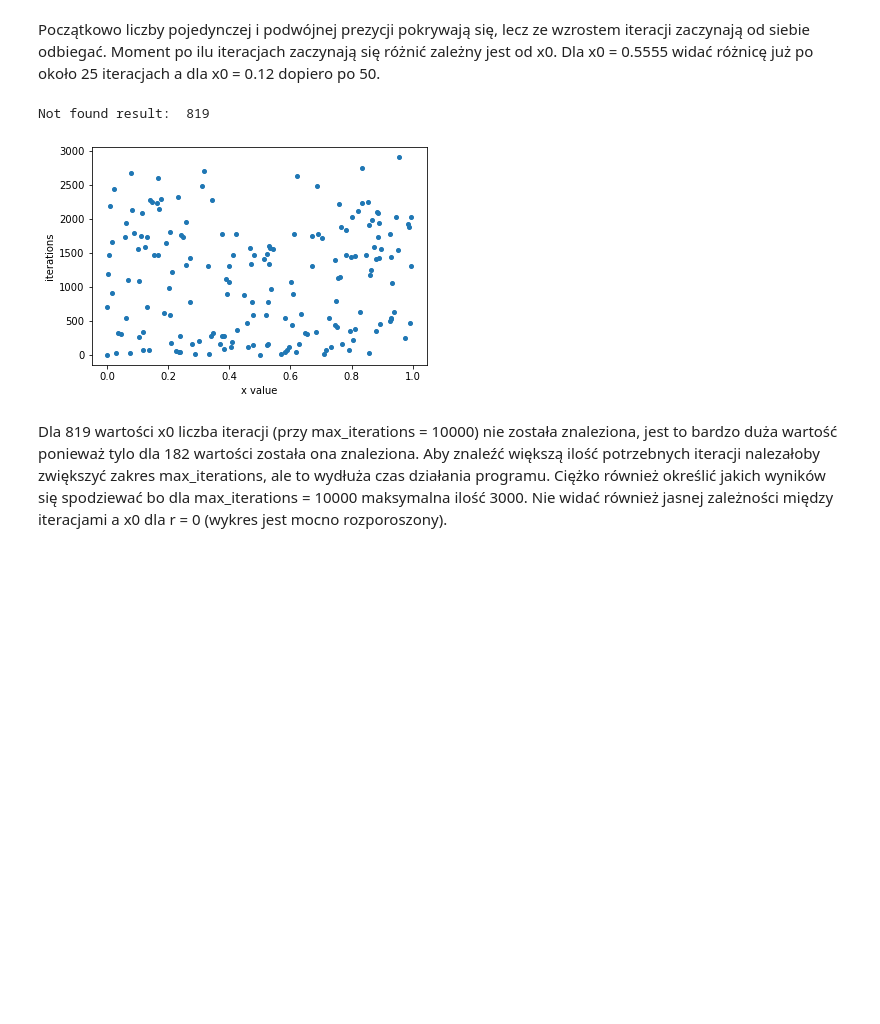
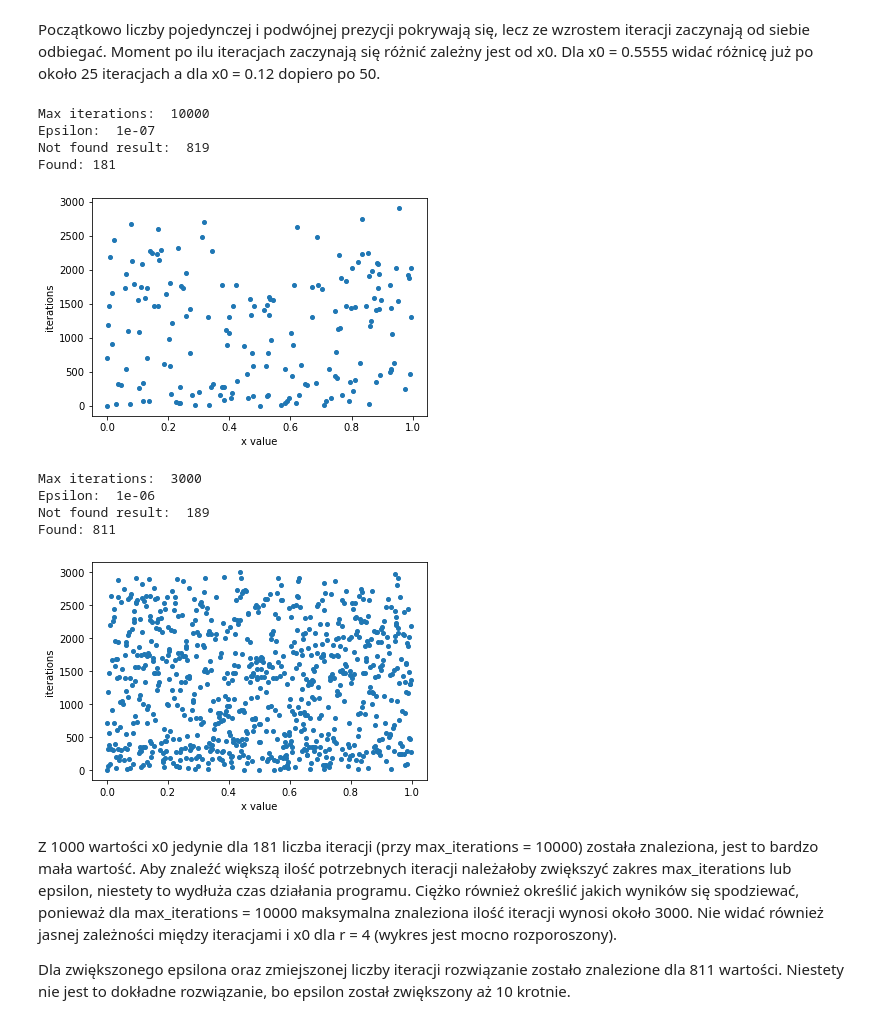
Before and after one commit to maati01/MOwNiT, a Jupyter notebook: lab01-arytmetyka komputerowa/lab01.ipynb, the cells around one changed output. Drawn from its saved outputs; the diff is of its cells as text; code cells hidden in the pictures; blank space fills up the shorter version.

```diff
--- a/lab01-arytmetyka komputerowa/lab01.ipynb
+++ b/lab01-arytmetyka komputerowa/lab01.ipynb
@@ -345,36 +353,49 @@ def find_iterations_for_0(x, r, epsilon, convert_to_float, max_iterations):
         if iterations > max_iterations:
             return -1
 
     return iterations
 
 
 def plotting_iterations_to_0(x0_values, r, epsilon, max_iterations):
     iterations = []
     x0_values_with_0 = []
     not_found = 0
 
     for x in x0_values:
         val = find_iterations_for_0(x, r, epsilon, float32, max_iterations)
         if val >= 0:
             iterations.append(val)
             x0_values_with_0.append(x)
         else:
             not_found += 1
 
+    print("Max iterations: ", max_iterations)
+    print("Epsilon: ", epsilon)
     print("Not found result: ", not_found)
+    print("Found:", len(x0_values) - not_found)
+    print()
     plt.plot(x0_values_with_0, iterations, marker="o", ls="", markersize=4)
     plt.xlabel("x value")
     plt.ylabel("iterations")
     plt.show()
 
 
 x0 = np.arange(0, 1, 0.001, dtype=float32)
-r = 4
-epsilon = 1e-7
-max_iterations = 10000
-plotting_iterations_to_0(x0, r, epsilon, max_iterations)
+plotting_iterations_to_0(x0, 4, 1e-7, 10000)
+plotting_iterations_to_0(x0, 4, 1e-6, 3000)
 # %% [output]
+Max iterations:  10000
+Epsilon:  1e-07
 Not found result:  819
+Found: 181
 [figure]
+Max iterations:  3000
+Epsilon:  1e-06
+Not found result:  189
+Found: 811
+[figure, added]
 # %% [markdown]
-Dla 819 wartości x0 liczba iteracji (przy max_iterations = 10000) nie została znaleziona, jest to bardzo duża wartość ponieważ tylo dla 182 wartości została ona znaleziona. Aby znaleźć większą ilość potrzebnych iteracji nalezałoby zwiększyć zakres max_iterations, ale to wydłuża czas działania programu. Ciężko również określić jakich wyników się spodziewać bo dla max_iterations = 10000 maksymalna ilość 3000. Nie widać również jasnej zależności między iteracjami a x0 dla r = 0 (wykres jest mocno rozporoszony).
+Z 1000 wartości x0 jedynie dla 181 liczba iteracji (przy max_iterations = 10000) została znaleziona, jest to bardzo mała wartość. Aby znaleźć większą ilość potrzebnych iteracji należałoby zwiększyć zakres max_iterations lub epsilon, niestety to wydłuża czas działania programu.
+Ciężko również określić jakich wyników się spodziewać, ponieważ dla max_iterations = 10000 maksymalna znaleziona ilość iteracji wynosi około 3000. Nie widać również jasnej zależności między iteracjami i x0 dla r = 4 (wykres jest mocno rozporoszony).
+
+Dla zwiększonego epsilona oraz zmiejszonej liczby iteracji rozwiązanie zostało znalezione dla 811 wartości. Niestety nie jest to dokładne rozwiązanie, bo epsilon został zwiększony aż 10 krotnie.
```
Also changed, not shown: parts of 19 cells of this notebook.
